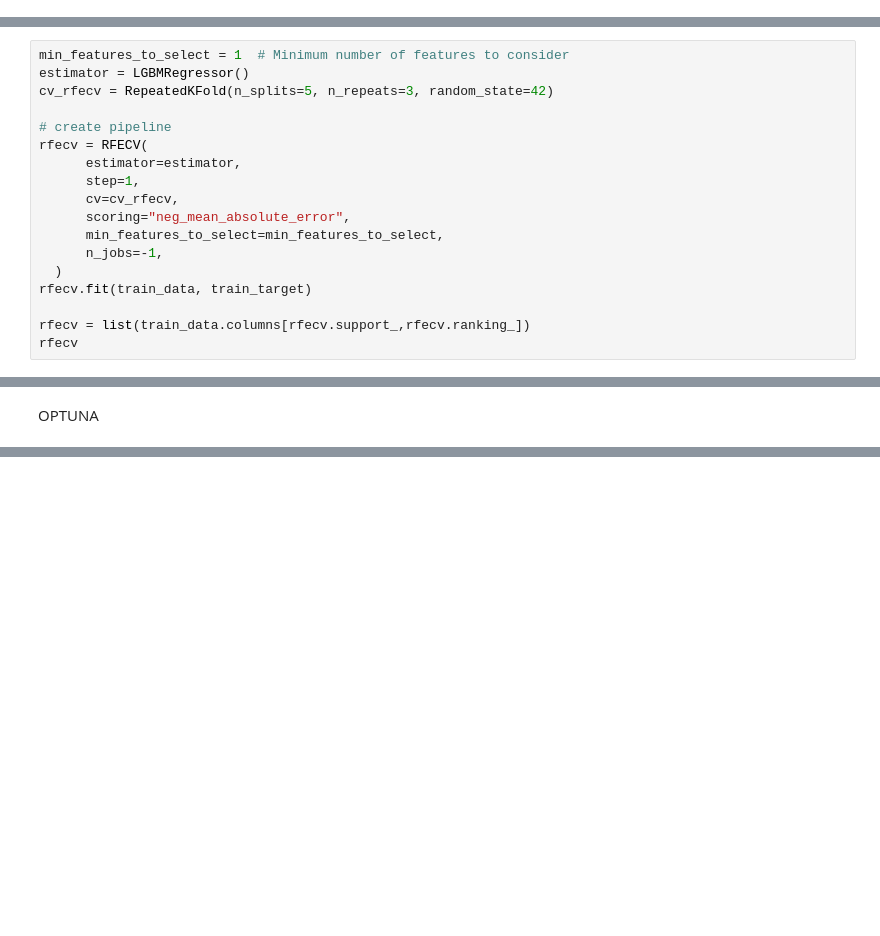
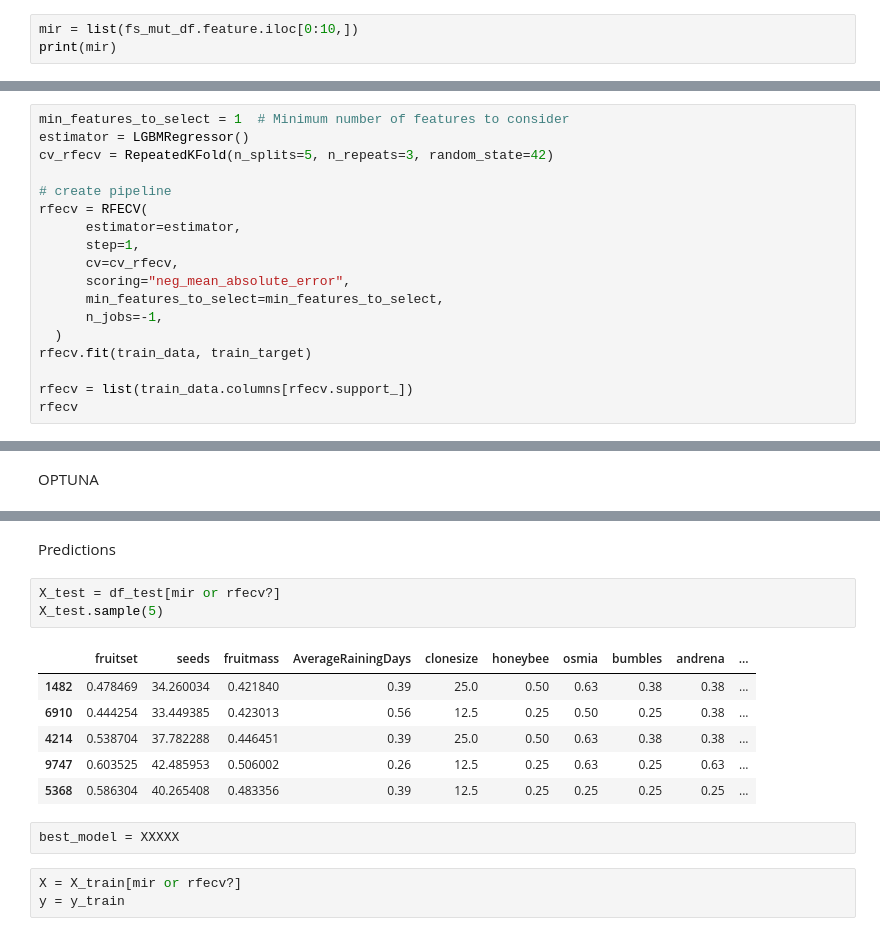
Before and after one commit to mrMichalR/blueberry_yield, a Jupyter notebook: blueberry_yield_prediction.ipynb, the cells around one changed output, grey strips where cells are left out. Drawn from its saved outputs; the diff is of its cells as text; blank space fills up the shorter version.

```diff
--- a/blueberry_yield_prediction.ipynb
+++ b/blueberry_yield_prediction.ipynb
@@ -901,0 +866,3 @@ KeyboardInterrupt: ignored
+# %%
+mir = list(fs_mut_df.feature.iloc[0:10,])
+print(mir)
@@ -917,6 +886,6 @@ rfecv = RFECV(
   )
 rfecv.fit(train_data, train_target)
 
-rfecv = list(train_data.columns[rfecv.support_,rfecv.ranking_])
+rfecv = list(train_data.columns[rfecv.support_])
 rfecv
 # %% [output]
@@ -1259,0 +1300,17 @@ evaluation_results
+# %% [markdown]
+Predictions
+# %%
+X_test = df_test[mir or rfecv?]
+X_test.sample(5)
+# %% [output]
+|  | fruitset | seeds | fruitmass | AverageRainingDays | clonesize | honeybee | osmia | bumbles | andrena | ... |
+| 1482 | 0.478469 | 34.260034 | 0.421840 | 0.39 | 25.0 | 0.50 | 0.63 | 0.38 | 0.38 | ... |
+| 6910 | 0.444254 | 33.449385 | 0.423013 | 0.56 | 12.5 | 0.25 | 0.50 | 0.25 | 0.38 | ... |
+| 4214 | 0.538704 | 37.782288 | 0.446451 | 0.39 | 25.0 | 0.50 | 0.63 | 0.38 | 0.38 | ... |
+| 9747 | 0.603525 | 42.485953 | 0.506002 | 0.26 | 12.5 | 0.25 | 0.63 | 0.25 | 0.63 | ... |
+| 5368 | 0.586304 | 40.265408 | 0.483356 | 0.39 | 12.5 | 0.25 | 0.25 | 0.25 | 0.25 | ... |
+# %%
+best_model = XXXXX
+# %%
+X = X_train[mir or rfecv?]
+y = y_train
```
Also changed, not shown: parts of 61 cells of this notebook.
